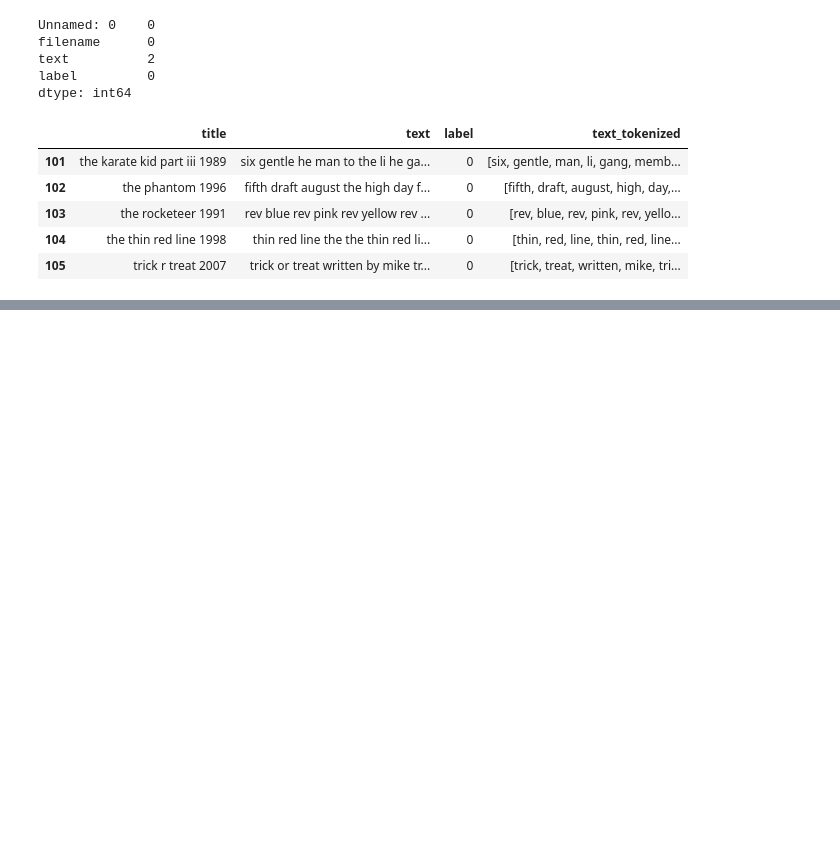
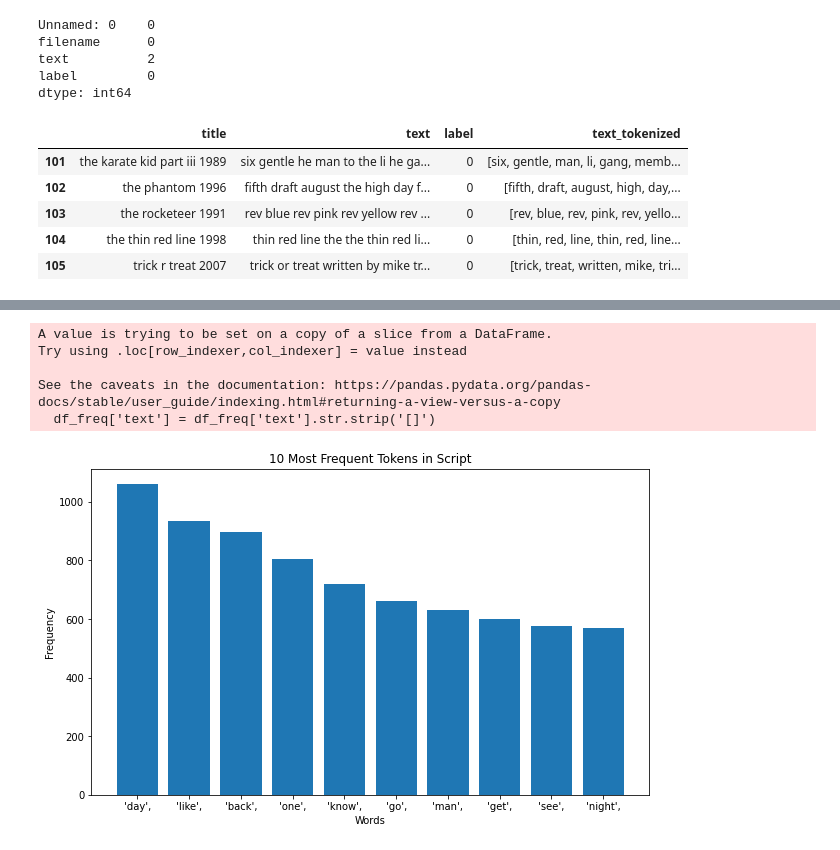
Before and after one commit to JagrajGill/ScreenplayEmotionDetection, a Jupyter notebook: A3_Jagraj_Gill.ipynb, the cells around one changed output, grey strips where cells are left out. Cells and saved outputs as stored; diff of their text form; code cells hidden in the pictures; blank space fills up the shorter version.

```diff
--- a/A3_Jagraj_Gill.ipynb
+++ b/A3_Jagraj_Gill.ipynb
@@ -608,0 +640,28 @@ response_df_merged
+# %%
+#most frequently used text in oscar titles
+
+df_freq=df_oscar
+df_freq['text'] = df_freq['text'].str.strip('[]')
+description_list = df_freq['text'].values.tolist()
+
+# counter instance takes 10 most common tokens
+word_frequency = Counter(" ".join(description_list).split()).most_common(10)
+
+# return list of word, count tuples
+words = [word for word, _ in word_frequency]
+counts = [counts for _, counts in word_frequency]
+
+#generate bar plot
+figure(figsize = (10, 6))
+plt.bar(words, counts)
+plt.title("10 Most Frequent Tokens in Oscar Scripts")
+plt.ylabel("Frequency")
+plt.xlabel("Words")
+plt.show()
+# %% [output]
+A value is trying to be set on a copy of a slice from a DataFrame.
+Try using .loc[row_indexer,col_indexer] = value instead
+
+See the caveats in the documentation: https://pandas.pydata.org/pandas-docs/stable/user_guide/indexing.html#returning-a-view-versus-a-copy
+  df_freq['text'] = df_freq['text'].str.strip('[]')
+[figure, added]
```
Also changed, not shown: parts of 21 cells of this notebook, 3 other files.
